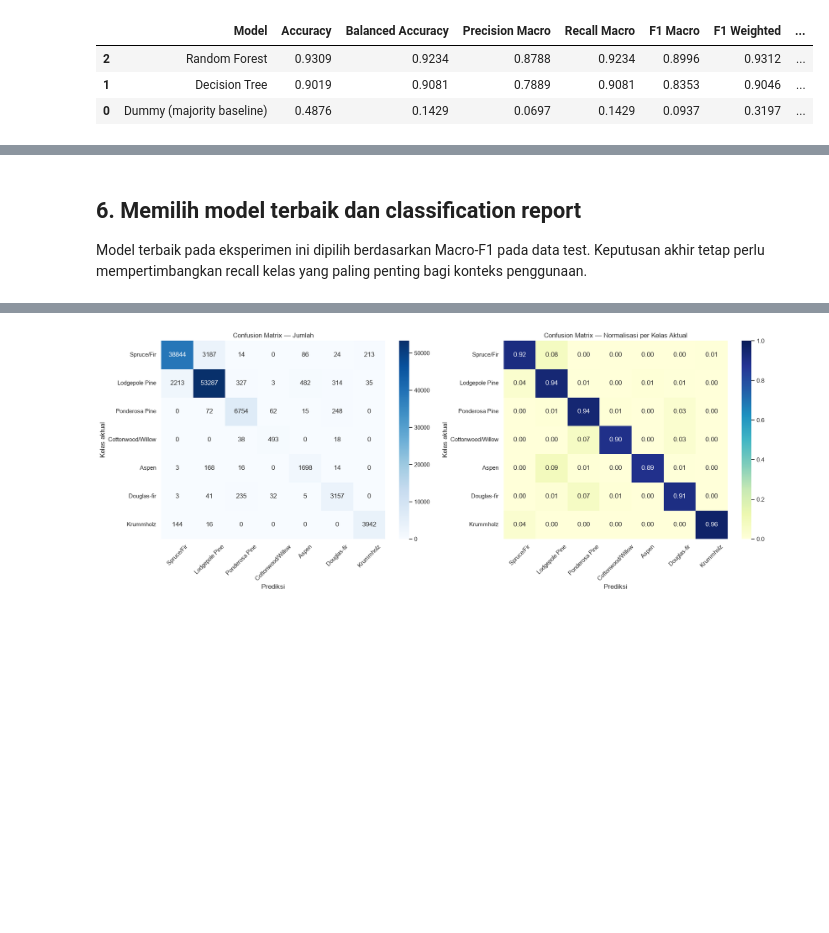
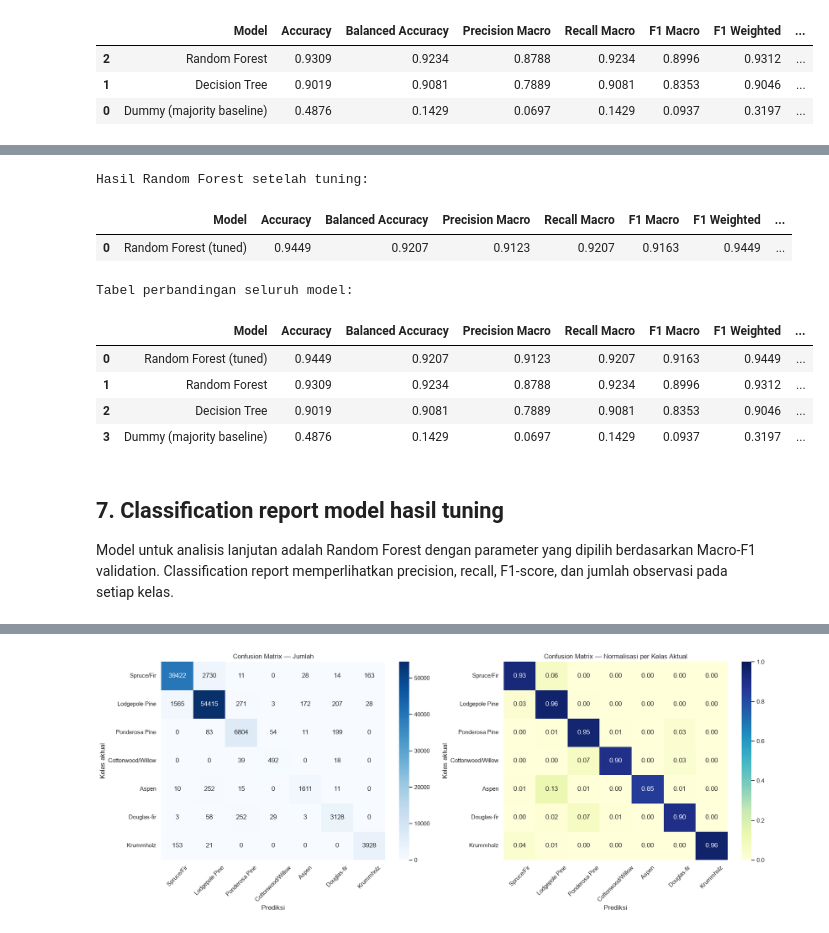
Before and after one commit to parseyparsey/123240182_Muh_Naufal_Alfarisi_IF_C_PROJEK_DATA_SCIENCE, a Jupyter notebook: 04_Modelling_Evaluasi_dan_Konklusi.ipynb, the cells around one changed output, grey strips where cells are left out. Cells and saved outputs as stored; diff of their text form; code cells hidden in the pictures; blank space fills up the shorter version.

```diff
--- a/04_Modelling_Evaluasi_dan_Konklusi.ipynb
+++ b/04_Modelling_Evaluasi_dan_Konklusi.ipynb
@@ -223,5 +384,70 @@ Random Forest dipilih karena memiliki Macro-F1 tertinggi, bukan semata-mata kare
+# %%
+
+tuned_model = RandomForestClassifier(
+    n_estimators=BEST_N_ESTIMATORS,
+    max_depth=BEST_MAX_DEPTH,
+    min_samples_leaf=2,
+    max_features="sqrt",
+    class_weight="balanced_subsample",
+    n_jobs=-1,
+    random_state=42,
+    max_samples=0.8
+)
+
+start = time.perf_counter()
+tuned_model.fit(X_train, y_train)
+tuned_training_time = time.perf_counter() - start
+
+y_pred_tuned = tuned_model.predict(X_test)
+
+tuned_result = {
+    "Model": "Random Forest (tuned)",
+    "Accuracy": accuracy_score(y_test, y_pred_tuned),
+    "Balanced Accuracy": balanced_accuracy_score(y_test, y_pred_tuned),
+    "Precision Macro": precision_score(
+        y_test, y_pred_tuned, average="macro", zero_division=0
+    ),
+    "Recall Macro": recall_score(
+        y_test, y_pred_tuned, average="macro", zero_division=0
+    ),
+    "F1 Macro": f1_score(
+        y_test, y_pred_tuned, average="macro", zero_division=0
+    ),
+    "F1 Weighted": f1_score(
+        y_test, y_pred_tuned, average="weighted", zero_division=0
+    ),
+    "Training Time (s)": tuned_training_time
+}
+
+# Tambahkan model tuned ke koleksi agar analisis berikutnya memakai model ini.
+tuned_model_name = "Random Forest (tuned)"
+trained_models[tuned_model_name] = tuned_model
+training_times[tuned_model_name] = tuned_training_time
+predictions[tuned_model_name] = y_pred_tuned
+
+# Gabungkan hasil tuned dengan tabel perbandingan model awal.
+results_df = pd.concat(
+    [results_df, pd.DataFrame([tuned_result])],
+    ignore_index=True
+).sort_values("F1 Macro", ascending=False).reset_index(drop=True)
+
+print("Hasil Random Forest setelah tuning:")
+display(pd.DataFrame([tuned_result]).round(4))
+
+print("Tabel perbandingan seluruh model:")
+display(results_df.round(4))
+# %% [output]
+Hasil Random Forest setelah tuning:
+|  | Model | Accuracy | Balanced Accuracy | Precision Macro | Recall Macro | F1 Macro | F1 Weighted | ... |
+| 0 | Random Forest (tuned) | 0.9449 | 0.9207 | 0.9123 | 0.9207 | 0.9163 | 0.9449 | ... |
+Tabel perbandingan seluruh model:
+|  | Model | Accuracy | Balanced Accuracy | Precision Macro | Recall Macro | F1 Macro | F1 Weighted | ... |
+| 0 | Random Forest (tuned) | 0.9449 | 0.9207 | 0.9123 | 0.9207 | 0.9163 | 0.9449 | ... |
+| 1 | Random Forest | 0.9309 | 0.9234 | 0.8788 | 0.9234 | 0.8996 | 0.9312 | ... |
+| 2 | Decision Tree | 0.9019 | 0.9081 | 0.7889 | 0.9081 | 0.8353 | 0.9046 | ... |
+| 3 | Dummy (majority baseline) | 0.4876 | 0.1429 | 0.0697 | 0.1429 | 0.0937 | 0.3197 | ... |
 # %% [markdown]
-## 6. Memilih model terbaik dan classification report
+## 7. Classification report model hasil tuning
 
-Model terbaik pada eksperimen ini dipilih berdasarkan Macro-F1 pada data test. Keputusan akhir tetap perlu mempertimbangkan recall kelas yang paling penting bagi konteks penggunaan.
+Model untuk analisis lanjutan adalah Random Forest dengan parameter yang dipilih berdasarkan Macro-F1 validation. Classification report memperlihatkan precision, recall, F1-score, dan jumlah observasi pada setiap kelas.
 # %%
```
Also changed, not shown: parts of 24 cells of this notebook, 4 other files.
